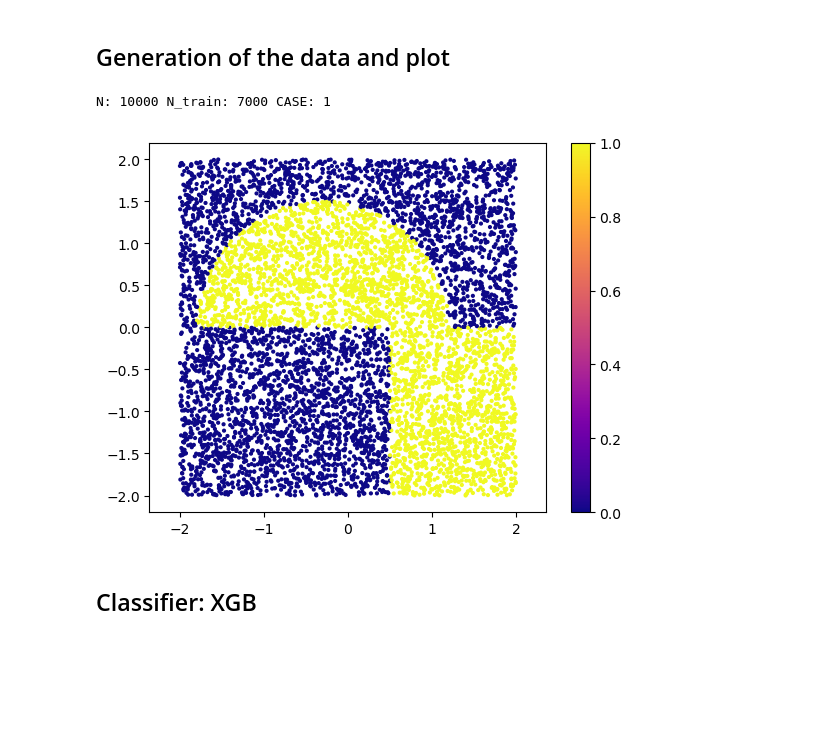
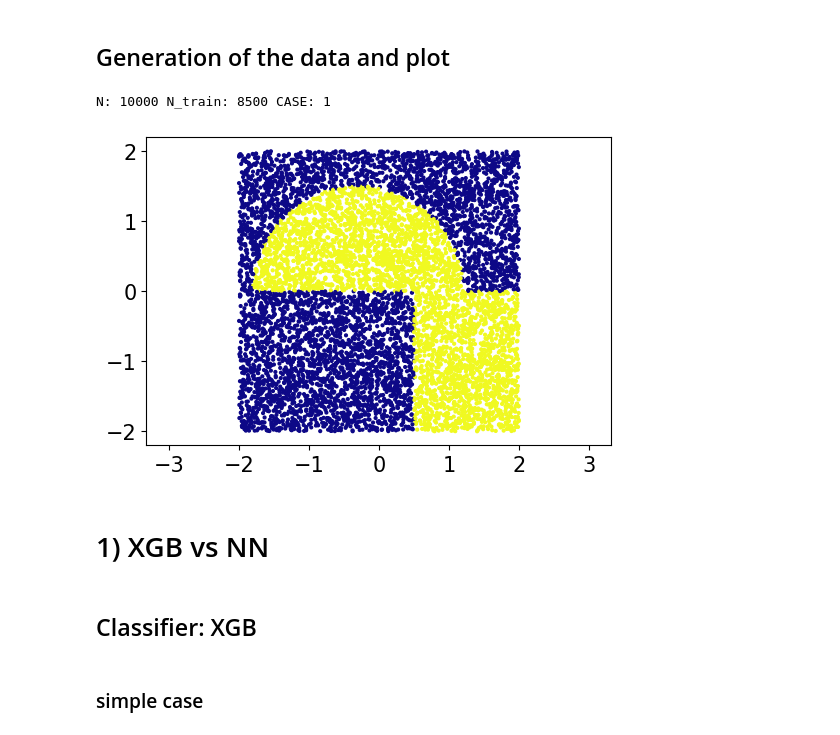
Before and after one commit to threeblueonebrowneyes/lcpb-homework, a Jupyter notebook: HW_04/group2305_exercise04.ipynb, the cells around one changed output. Drawn from its saved outputs; the diff is of its cells as text; code cells hidden in the pictures; blank space fills up the shorter version.

```diff
--- a/HW_04/group2305_exercise04.ipynb
+++ b/HW_04/group2305_exercise04.ipynb
@@ -9,20 +9,33 @@
 # XGBoost
 import numpy as np
 import matplotlib.pyplot as plt
+
+#XGB
 import xgboost
 from xgboost import XGBRegressor
 from xgboost import XGBClassifier
 import graphviz
 from xgboost import plot_importance, to_graphviz, plot_tree
 print("XGBoost version:",xgboost.__version__)
+
+#NN
+import tensorflow as tf
+import keras, sklearn
+from keras.models import Sequential
+from keras.layers import Dense, Dropout
+import tensorflow.random as tf_r
+from tensorflow.keras.optimizers.legacy import Adam
+
+tf_r.set_seed(123)
+plt.rcParams['font.size'] = 15
 # %% [output]
 XGBoost version: 1.7.5
 # %% [markdown]
 ## Generation of the data and plot
 # %%
-def gen_data(CASE, N, N_train):
+def gen_data(CASE, N, perc_train, S=2):
     np.random.seed(123)
-    S = 2
+    N_train = int(N*perc_train)
     N_test  = N - N_train
     x = S*(2*np.random.rand(N,2)-1)
     y = np.zeros(N) # float
@@ -34,12 +47,12 @@ def gen_data(CASE, N, N_train):
         elif CASE==1:
             if x[n,1]<0 and x[n,0]>0.5: y[n]=1
             if x[n,1]>0 and np.sqrt((x[n,0]+0.3)**2+x[n,1]**2)<1.5: y[n]=1
-#       elif CASE==2:
-# #          y[n] = -100.*x[n,0]
-# #          y[n] += 100.*np.cos(3.14*x[n,1])
-# #     elif CASE==3:
-# #          y[n] = -100.*x[n,0]
-# #          y[n] += -100.*x[n,1]
+#         elif CASE==2:
+#               y[n] = -100.*x[n,0]
+#               y[n] += 100.*np.cos(3.14*x[n,1])
+#         elif CASE==3:
+#               y[n] = -100.*x[n,0]
+#               y[n] += -100.*x[n,1]
 
     x_train,y_train = x[:N_train],y[:N_train]
     x_test,y_test = x[N_train:],y[N_train:]
@@ -49,15 +62,21 @@ def gen_data(CASE, N, N_train):
 def plot_scatter(x, y, c_map='plasma', s=4):
     plt.scatter(x[:,0], x[:,1], c=y, cmap=c_map, s=s)
 # %%
-x_train, y_train, x_test, y_test = gen_data(CASE=1, N=10000, N_train=7000)
-# plt.figure(figsize=(6,4))
+CASE=1
+S=2
+N=10000
+perc_train=0.85
+x_train, y_train, x_test, y_test = gen_data(CASE=CASE, N=N, perc_train=perc_train, S=S)
+plt.figure(figsize=(6,4))
 plot_scatter(x_train, y_train)
-plt.colorbar()
+if CASE == 2 or CASE == 3: plt.colorbar()
 plt.axis('equal')
 plt.show()
 # %% [output]
-N: 10000 N_train: 7000 CASE: 1
+N: 10000 N_train: 8500 CASE: 1
-[figure, old version]
+[figure, new version]
+# %% [markdown]
+# 1) XGB vs NN
 # %% [markdown]
 ## Classifier: XGB
 # %%
@@ -96,4 +114,6 @@ def classify(clf=XGBClassifier(),show=False):
             plot_tree(clf, num_trees=i, ax=ax)
         fig.savefig("DATA/tree-classif.png", dpi=300, pad_inches=0.02)
         plt.show()
+# %% [markdown]
+### simple case
 # %%
```
Also changed, not shown: parts of 15 cells of this notebook.
